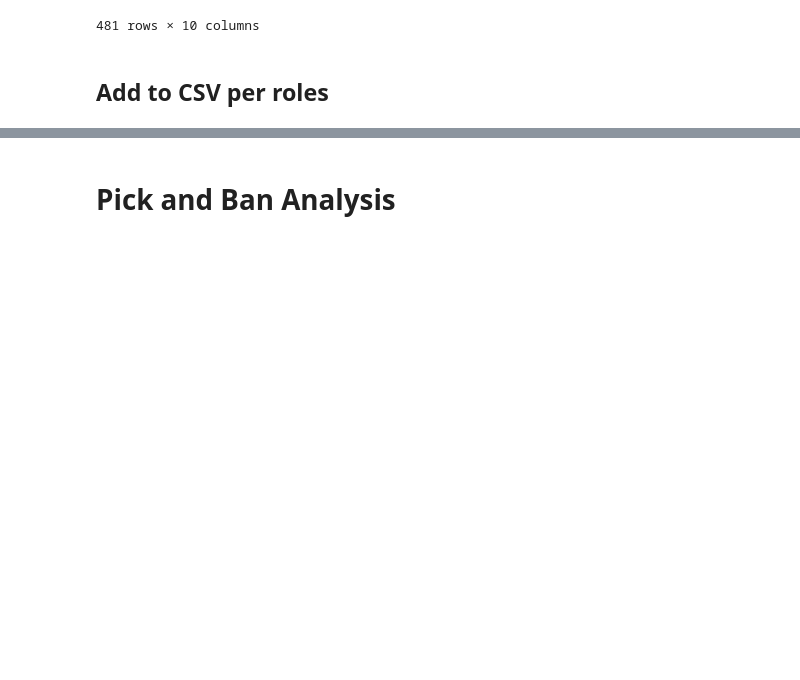
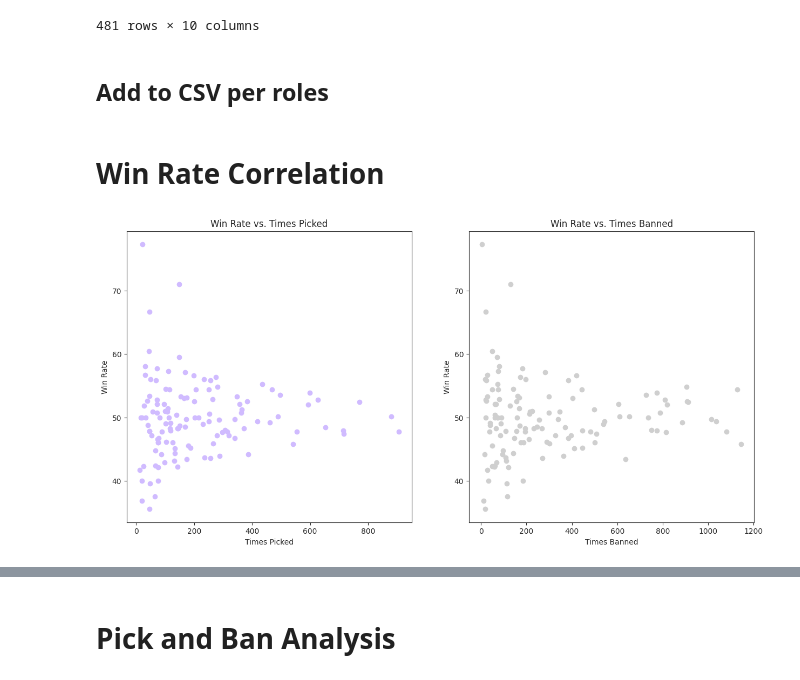
Before and after one commit to farisazizy/dota2-733e-meta-analysis, a Jupyter notebook: GG3_DA_GG3DAUP0032_MIDTERM_TEST_FILE_1.ipynb, the cells around one changed output, grey strips where cells are left out. Saved outputs shown, nothing was run; the diff lists cells and outputs as text; code cells hidden in the pictures; blank space fills up the shorter version.

```diff
--- a/GG3_DA_GG3DAUP0032_MIDTERM_TEST_FILE_1.ipynb
+++ b/GG3_DA_GG3DAUP0032_MIDTERM_TEST_FILE_1.ipynb
@@ -91,3 +91,29 @@ for role, role_group in roles_df.groupby('Roles'):
     role_table = role_group[['Name', 'Roles', 'Total Pro wins', 'Times Picked', 'Times Banned', 'Win Rate', 'Niche Hero?']].copy()
     role_table.reset_index(drop=True, inplace=True)
     role_table.to_csv(f'roles_{role.lower()}.csv', index=False)
+# %% [markdown]
+# Win Rate Correlation
+# %%
+# Set the plot style to 'ticks' and choose pastel colors
+sns.set_style('ticks')
+colors = sns.color_palette('pastel')
+
+# Create a figure with two subplots side by side (1 row, 2 columns)
+fig, ax = plt.subplots(1, 2, figsize=(15, 7))
+
+# Plot a scatter plot in the first subplot (left) for 'Times Picked' vs. 'Win Rate'
+ax[0].scatter(data=df, x='Times Picked', y='Win Rate', color=colors[4])
+ax[0].set_xlabel('Times Picked')
+ax[0].set_ylabel('Win Rate')
+ax[0].set_title('Win Rate vs. Times Picked')
+
+# Plot a scatter plot in the second subplot (right) for 'Times Banned' vs. 'Win Rate'
+ax[1].scatter(data=df, x='Times Banned', y='Win Rate', color=colors[7])
+ax[1].set_xlabel('Times Banned')
+ax[1].set_ylabel('Win Rate')
+ax[1].set_title('Win Rate vs. Times Banned')
+
+# Show the plots
+plt.show()
+# %% [output]
+[figure, added]
```
Also changed, not shown: parts of 6 cells of this notebook.
